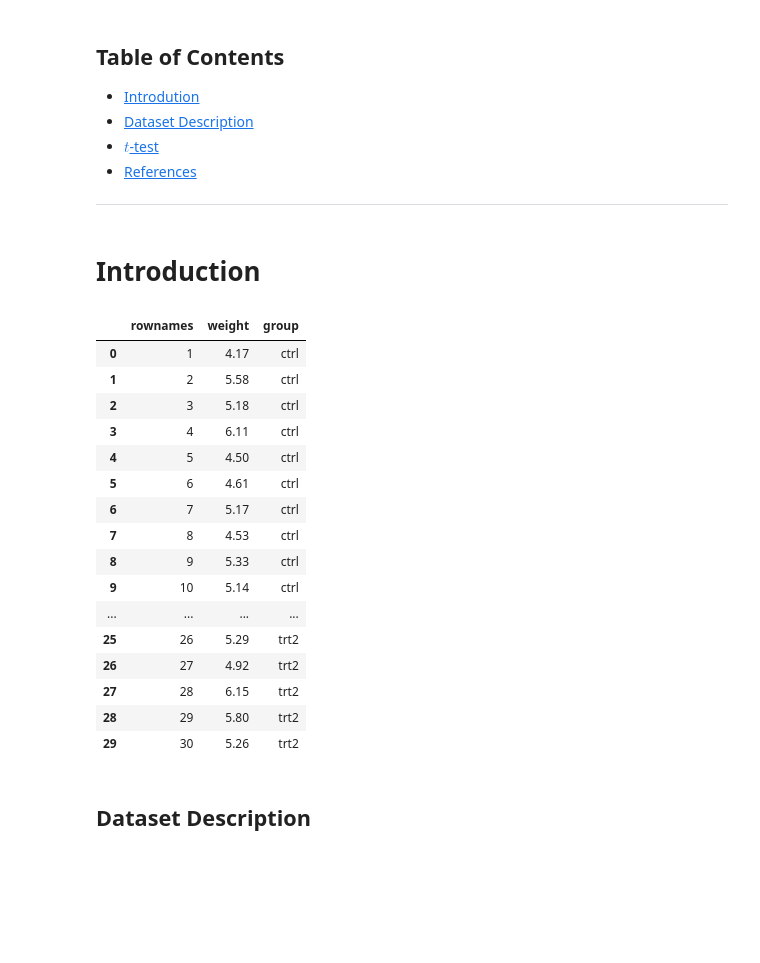
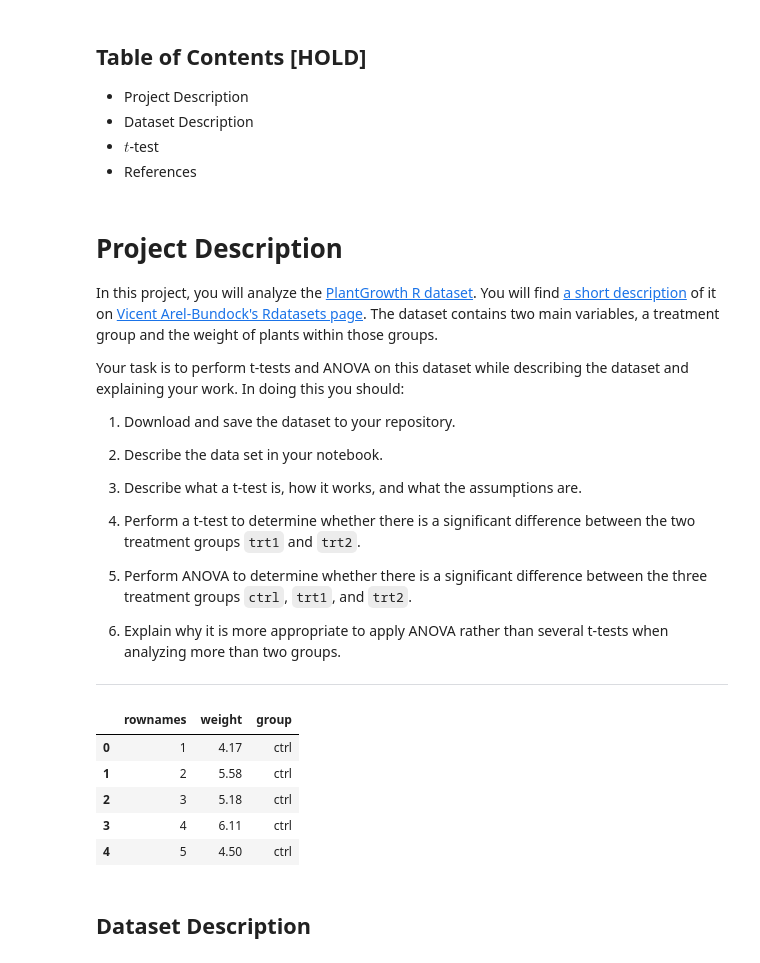
Before and after one commit to Eilis9/applied_statistics, a Jupyter notebook: project.ipynb, the cells around one changed output. Saved outputs shown, nothing was run; the diff lists cells and outputs as text; code cells hidden in the pictures; blank space fills up the shorter version.

Commit message:
Tidy up and remove html

```diff
--- a/project.ipynb
+++ b/project.ipynb
@@ -18,14 +11,31 @@ Software Used:
 # %% [markdown]
-## Table of Contents
-- [Introdution](#Intro)
-- [Dataset Description](#)
-- [$t$-test](#)
-- [References](#Ref)
-
-
----
+## Table of Contents [HOLD]
+- Project Description
+- Dataset Description
+- $t$-test
+- References
-# %% [markdown]
-# Introduction
+# %% [markdown]
+# Project Description
+In this project, you will analyze the [PlantGrowth R dataset](https://vincentarelbundock.github.io/Rdatasets/csv/datasets/PlantGrowth.csv).
+You will find [a short description](https://vincentarelbundock.github.io/Rdatasets/doc/datasets/PlantGrowth.html) of it on [Vicent Arel-Bundock's Rdatasets page](https://vincentarelbundock.github.io/Rdatasets/).
+The dataset contains two main variables, a treatment group and the weight of plants within those groups.
+
+Your task is to perform t-tests and ANOVA on this dataset while describing the dataset and explaining your work.
+In doing this you should:
+
+1. Download and save the dataset to your repository.
+
+2. Describe the data set in your notebook.
+
+3. Describe what a t-test is, how it works, and what the assumptions are.
+
+3. Perform a t-test to determine whether there is a significant difference between the two treatment groups `trt1` and `trt2`.
+
+4. Perform ANOVA to determine whether there is a significant difference between the three treatment groups `ctrl`, `trt1`, and `trt2`.
+
+5. Explain why it is more appropriate to apply ANOVA rather than several t-tests when analyzing more than two groups.
+
+___
 # %%
 # Import required python packages
 import pandas as pd
@@ -38,25 +48,14 @@ from statsmodels.stats.power import FTestAnovaPower
 # %%
 # Read in the data
 data = pd.read_csv('data/plant_growth.csv')
-data
+data.head()
 # %% [output]
 |  | rownames | weight | group |
 | 0 | 1 | 4.17 | ctrl |
 | 1 | 2 | 5.58 | ctrl |
 | 2 | 3 | 5.18 | ctrl |
 | 3 | 4 | 6.11 | ctrl |
 | 4 | 5 | 4.50 | ctrl |
-| 5 | 6 | 4.61 | ctrl |
-| 6 | 7 | 5.17 | ctrl |
-| 7 | 8 | 4.53 | ctrl |
-| 8 | 9 | 5.33 | ctrl |
-| 9 | 10 | 5.14 | ctrl |
-| ... | ... | ... | ... |
-| 25 | 26 | 5.29 | trt2 |
-| 26 | 27 | 4.92 | trt2 |
-| 27 | 28 | 6.15 | trt2 |
-| 28 | 29 | 5.80 | trt2 |
-| 29 | 30 | 5.26 | trt2 |
 # %% [markdown]
 ## Dataset Description
 # %%
```
Also changed, not shown: parts of 4 cells of this notebook, 2 other files.
